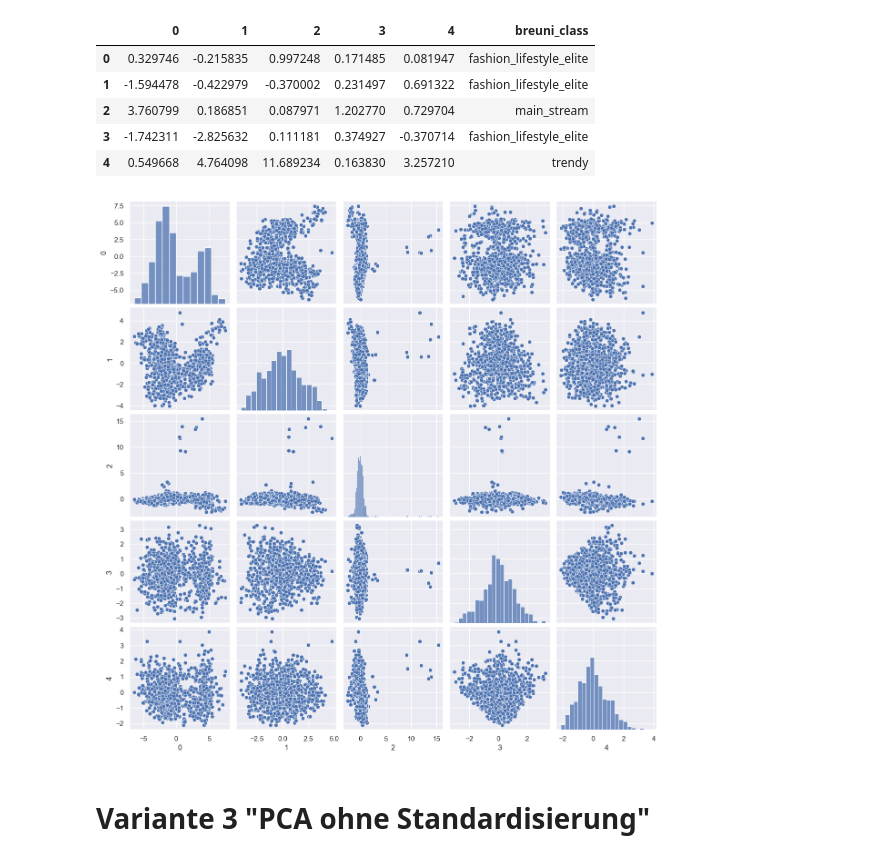
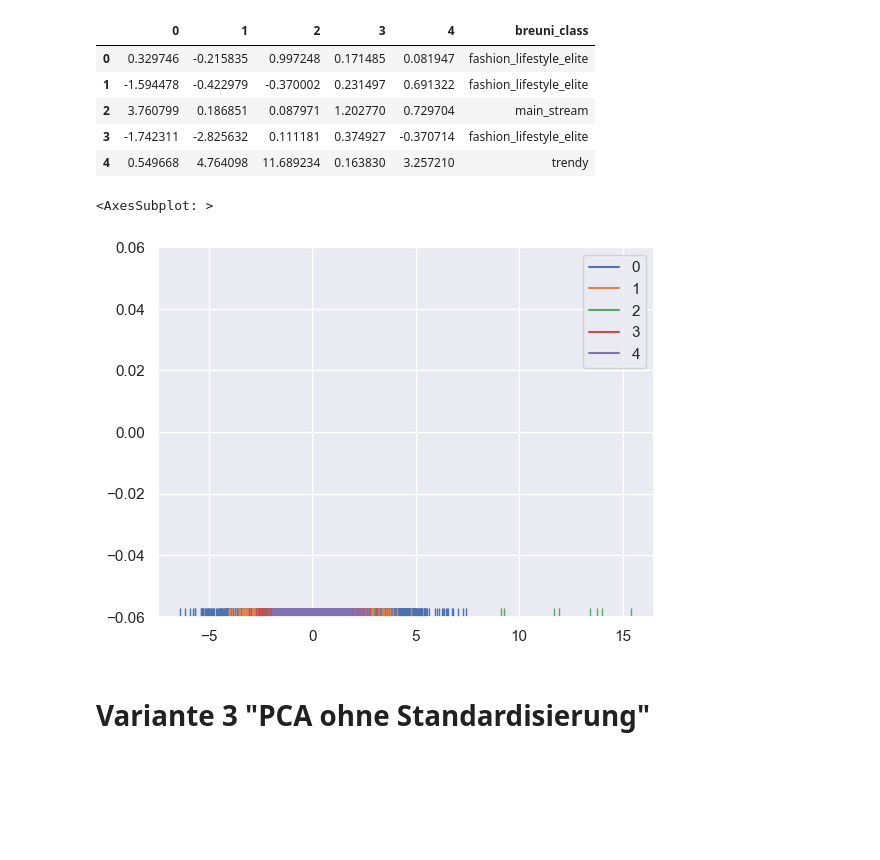
Before and after one commit to Luaa998/Kohonen-maps_Projekt, a Jupyter notebook: Milestone2.1_DimensionReduction.ipynb, the cells around one changed output. Drawn from its saved outputs; the diff is of its cells as text; code cells hidden in the pictures; blank space fills up the shorter version.

```diff
--- a/Milestone2.1_DimensionReduction.ipynb
+++ b/Milestone2.1_DimensionReduction.ipynb
@@ -101,11 +102,13 @@ df2.head()
 | 4 | 0.549668 | 4.764098 | 11.689234 | 0.163830 | 3.257210 | trendy |
 # %%
 df2.to_csv('data/test_and_training_data/v2_data_dog_PCA+standardized.csv', index=False)
-# %%
-sns.pairplot(data=df2)
-plt.show()
-# %% [output]
-[figure, removed]
+# %%
+#sns.pairplot(data=df2)
+#plt.show()
+sns.rugplot(data=df2, height=0.025, expand_margins=True, palette=None, hue_order=None, hue_norm=None, legend=True, ax=None)
+# %% [output]
+<AxesSubplot: >
+[figure, added]
 # %% [markdown]
 <h1>Variante 3 "PCA ohne Standardisierung" </h1>
 # %%
```
Also changed, not shown: parts of 1 cell of this notebook.
